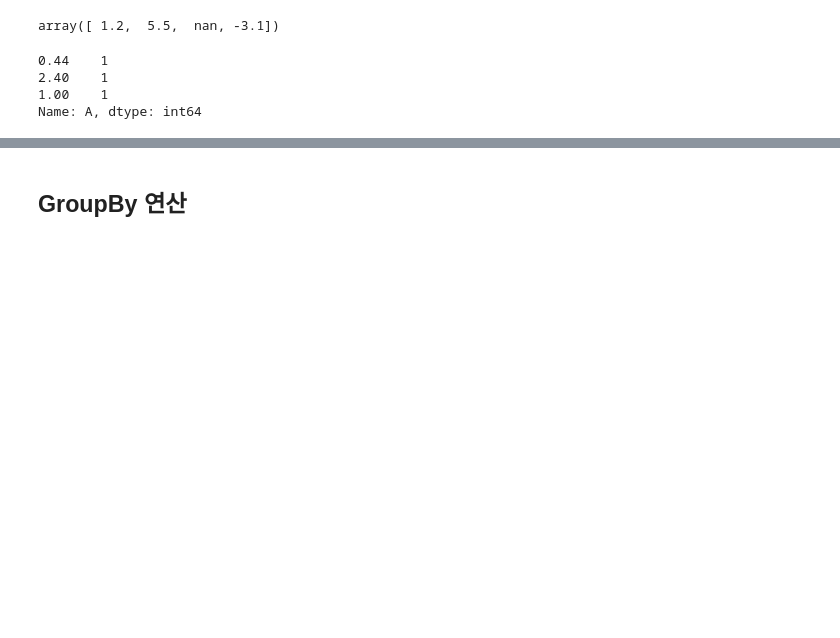
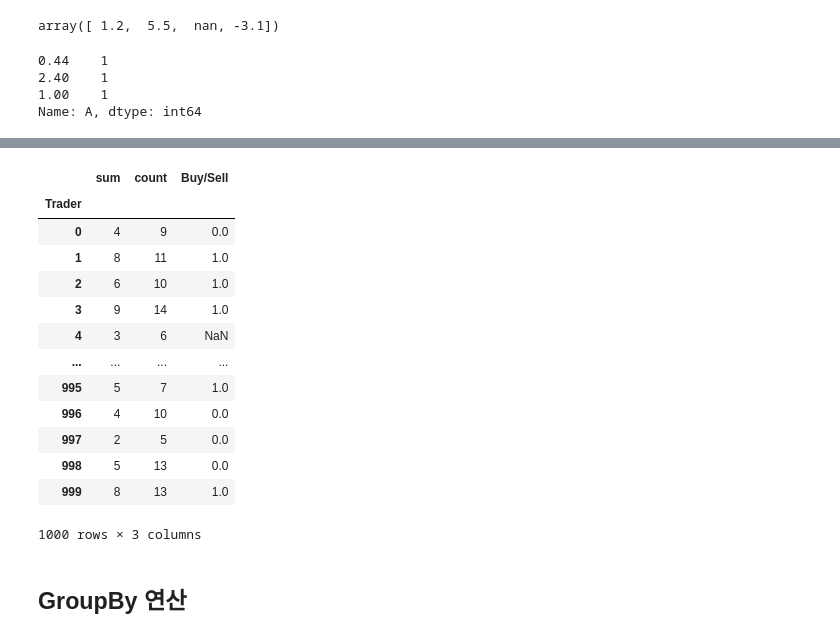
Before and after one commit to SeWonKwon/Pandas-Numpy, a Jupyter notebook: A13_Pandas Groupby, Aggregation, Pivot, Category.ipynb, the cells around one changed output, grey strips where cells are left out. Drawn from its saved outputs; the diff is of its cells as text; code cells hidden in the pictures; blank space fills up the shorter version.

```diff
--- a/A13_Pandas Groupby, Aggregation, Pivot, Category.ipynb
+++ b/A13_Pandas Groupby, Aggregation, Pivot, Category.ipynb
@@ -227,3 +317,28 @@ Name: A, dtype: int64
+# %%
+def using_select(df):
+    grouped = df.groupby(['Trader'])
+    result = grouped['Buy/Sell'].agg(['sum', 'count'])
+    means = grouped['Buy/Sell'].mean()
+    result['Buy/Sell'] = np.select(condlist=[means>0.5, means<0.5], choicelist=[1, 0],
+        default=np.nan)
+    return result
+# %%
+using_select(df)
+# %% [output]
+|  | sum | count | Buy/Sell |
+| Trader |  |  |  |
+| 0 | 4 | 9 | 0.0 |
+| 1 | 8 | 11 | 1.0 |
+| 2 | 6 | 10 | 1.0 |
+| 3 | 9 | 14 | 1.0 |
+| 4 | 3 | 6 | NaN |
+| ... | ... | ... | ... |
+| 995 | 5 | 7 | 1.0 |
+| 996 | 4 | 10 | 0.0 |
+| 997 | 2 | 5 | 0.0 |
+| 998 | 5 | 13 | 0.0 |
+| 999 | 8 | 13 | 1.0 |
+1000 rows × 3 columns
 # %% [markdown]
 ## GroupBy 연산
 # %%
```
Also changed, not shown: parts of 37 cells of this notebook, 3 other files.
